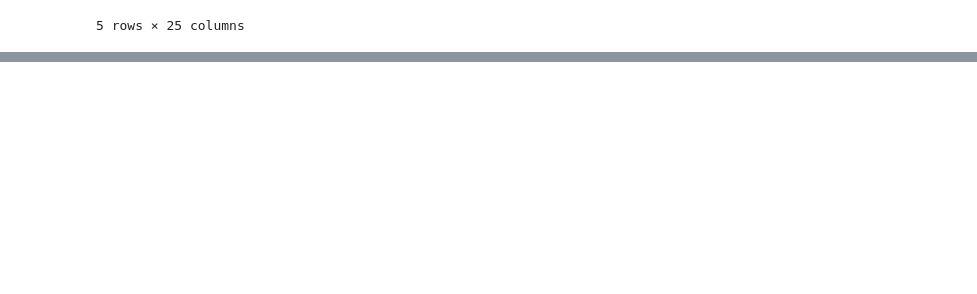
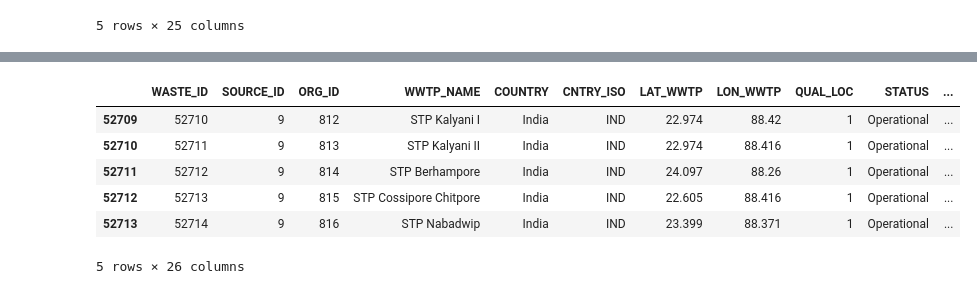
Before and after one commit to Rishab-KH/UML-Project, a Jupyter notebook: proj.ipynb, the cells around one changed output, grey strips where cells are left out. Drawn from its saved outputs; the diff is of its cells as text; code cells hidden in the pictures; blank space fills up the shorter version.

```diff
--- a/proj.ipynb
+++ b/proj.ipynb
@@ -879,0 +920,2 @@ plt.show()
+# %%
+india_df["DummyY"] = india_df['Cluster'].apply(lambda x: x + np.random.random())  # To spread out points vertically
@@ -879,0 +955,10 @@ plt.show()
+# %%
+india_df[india_df['Cluster'] == 0].tail()
+# %% [output]
+|  | WASTE_ID | SOURCE_ID | ORG_ID | WWTP_NAME | COUNTRY | CNTRY_ISO | LAT_WWTP | LON_WWTP | QUAL_LOC | STATUS | ... |
+| 52709 | 52710 | 9 | 812 | STP Kalyani I | India | IND | 22.974 | 88.42 | 1 | Operational | ... |
+| 52710 | 52711 | 9 | 813 | STP Kalyani II | India | IND | 22.974 | 88.416 | 1 | Operational | ... |
+| 52711 | 52712 | 9 | 814 | STP Berhampore | India | IND | 24.097 | 88.26 | 1 | Operational | ... |
+| 52712 | 52713 | 9 | 815 | STP Cossipore Chitpore | India | IND | 22.605 | 88.416 | 1 | Operational | ... |
+| 52713 | 52714 | 9 | 816 | STP Nabadwip | India | IND | 23.399 | 88.371 | 1 | Operational | ... |
+5 rows × 26 columns
```
Also changed, not shown: parts of 30 cells of this notebook.
